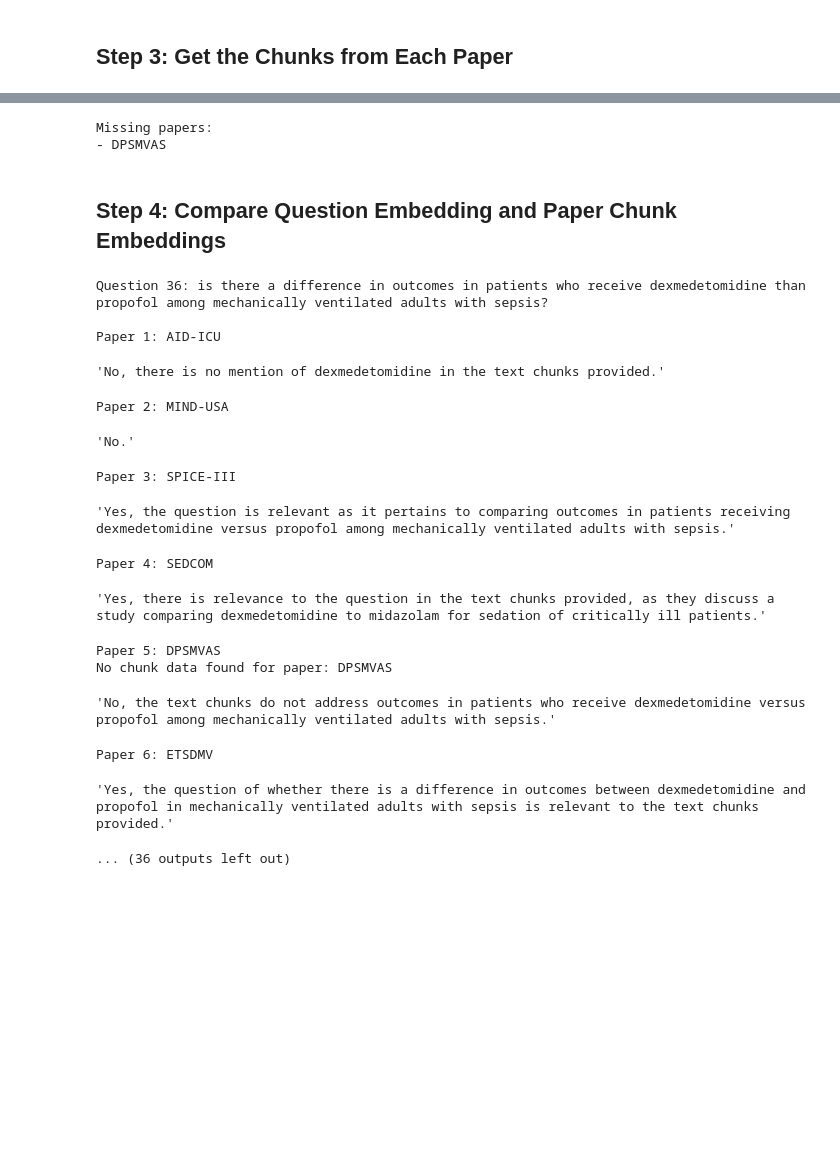
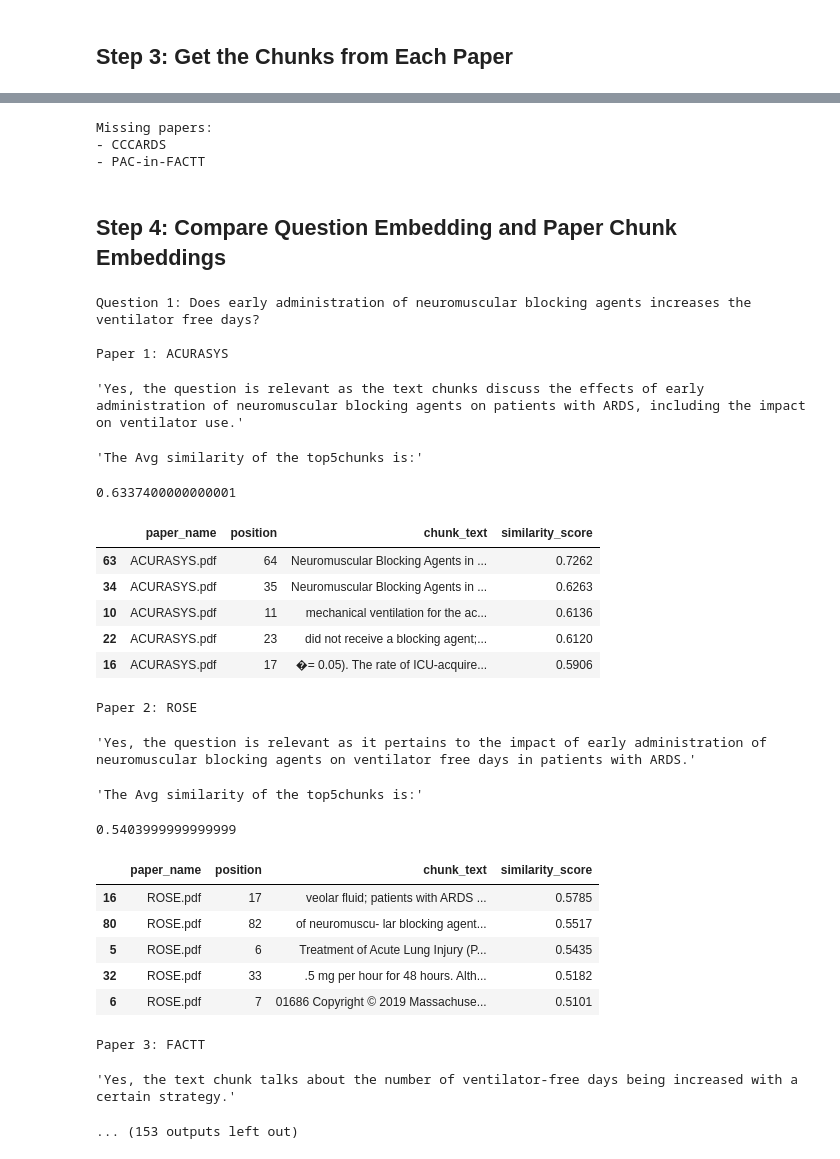
Before and after one commit to BobZhang26/GraphRAG_experiments, a Jupyter notebook: top5chunks.ipynb, the cells around one changed output, grey strips where cells are left out. Cells and saved outputs as stored; diff of their text form; code cells hidden in the pictures; blank space fills up the shorter version.

```diff
--- a/top5chunks.ipynb
+++ b/top5chunks.ipynb
@@ -62,15 +62,15 @@ df_Paper.head()
 # %% [markdown]
 ## Step 3: Get the Chunks from Each Paper
 # %%
-# Filter papers with 'Delirium' in condition
-delirium_papers = df_Paper[df_Paper['condition'].str.contains('Delirium', case=False, na=False)]
+# Filter papers with 'ARDS' in condition
+ARDS_papers = df_Paper[df_Paper['condition'].str.contains('ARDS', case=False, na=False)]
 
 # Display the filtered papers
-print(f"Found {len(delirium_papers)} papers related to Delirium:")
-# display(delirium_papers)
+print(f"Found {len(ARDS_papers)} papers related to ARDS:")
+
 
 # Get unique paper names
-delirium_paper_names = delirium_papers['docs'].str.strip().unique()
-print(f"Number of unique paper names: {len(delirium_paper_names)}")
-delirium_papers_chunks = get_all_chunks_per_paper(graph, delirium_paper_names)
+ARDS_paper_names = ARDS_papers['docs'].str.strip().unique()
+print(f"Number of unique paper names: {len(ARDS_paper_names)}")
+ARDS_papers_chunks = get_all_chunks_per_paper(graph, ARDS_paper_names)
 # %% [output]
@@ -94,7 +94,7 @@ Found 100 chunks in paper FDSD
 # %%
 # check if the expected number of papers match the actual number of papers
 # Get list of expected papers
-expected_papers = delirium_paper_names.tolist()
+expected_papers = ARDS_paper_names.tolist()
 
 # Get list of actual papers from chunks_of_paper directory
 actual_papers = [f.replace('chunks_of_', '').replace('.csv', '')
@@ -109,7 +109,8 @@ for paper in missing_papers:
     print(f"- {paper}")
 # %% [output]
 Missing papers:
-- DPSMVAS
+- CCCARDS
+- PAC-in-FACTT
 # %% [markdown]
 ## Step 4: Compare Question Embedding and Paper Chunk Embeddings
 # %%
@@ -122,49 +123,62 @@ client = OpenAI(api_key=api_key)
 pd.set_option('display.max_colwidth', None)
 pd.set_option('display.max_rows', None)
 pd.set_option('display.max_columns', None)
 
-idx = 35 # index of the question. Change this to test different questions
+idx = 0 # index of the question. Change this to test different questions
 test_question = df_Paper['Question'].iloc[idx]
 print(f"Question {idx+1}: {test_question}")
 
-for i, paper in enumerate(delirium_paper_names):
+for i, paper in enumerate(ARDS_paper_names):
     print(f"\nPaper {i+1}: {paper}")
     paper_name = str(paper)  # without .pdf extension
     top5chunks = compare_embeddings(
         question=test_question,
         paper=paper_name,
         top_k=5
     )
 
     prompt = f"Does the following question have any relevance to the text chunks below? Keep your answer short\n\nQuestion: {test_question}\n\nText Chunks:\n" + \
          '\n'.join([f"{i+1}. {text}" for i, text in enumerate(top5chunks['chunk_text'])])
 
     try:
         response = client.chat.completions.create(
             model="gpt-3.5-turbo",
             messages=[{"role": "user", "content": prompt}],
             max_tokens=200
         )
+        output = response.choices[0].message.content.strip()
+        display(output)
+        display("The Avg similarity of the top5chunks is:", top5chunks["similarity_score"].mean())
+        display(top5chunks)
     except Exception as e:
         print(f"Error: {e}")
         continue
 
-    output = response.choices[0].message.content.strip()
-    display(output)
+    # output = response.choices[0].message.content.strip()
+    # display(output)
 # %% [output]
-Question 36: is there a difference in outcomes in patients who receive dexmedetomidine than propofol among mechanically ventilated adults with sepsis?
+Question 1: Does early administration of neuromuscular blocking agents increases the ventilator free days?
 
-Paper 1: AID-ICU
+Paper 1: ACURASYS
-'No, there is no mention of dexmedetomidine in the text chunks provided.'
+'Yes, the question is relevant as the text chunks discuss the effects of early administration of neuromuscular blocking agents on patients with ARDS, including the impact on ventilator use.'
-Paper 2: MIND-USA
+'The Avg similarity of the top5chunks is:'
-'No.'
+0.6337400000000001
+|  | paper_name | position | chunk_text | similarity_score |
+| 63 | ACURASYS.pdf | 64 | Neuromuscular Blocking Agents in ... | 0.7262 |
+| 34 | ACURASYS.pdf | 35 | Neuromuscular Blocking Agents in ... | 0.6263 |
+| 10 | ACURASYS.pdf | 11 | mechanical ventilation for the ac... | 0.6136 |
+| 22 | ACURASYS.pdf | 23 | did not receive a blocking agent;... | 0.6120 |
+| 16 | ACURASYS.pdf | 17 | �= 0.05). The rate of ICU-acquire... | 0.5906 |
-Paper 3: SPICE-III
+Paper 2: ROSE
-'Yes, the question is relevant as it pertains to comparing outcomes in patients receiving dexmedetomidine versus propofol among mechanically ventilated adults with sepsis.'
+'Yes, the question is relevant as it pertains to the impact of early administration of neuromuscular blocking agents on ventilator free days in patients with ARDS.'
-Paper 4: SEDCOM
+'The Avg similarity of the top5chunks is:'
-'Yes, there is relevance to the question in the text chunks provided, as they discuss a study comparing dexmedetomidine to midazolam for sedation of critically ill patients.'
+0.5403999999999999
+|  | paper_name | position | chunk_text | similarity_score |
+| 16 | ROSE.pdf | 17 | veolar fluid; patients with ARDS ... | 0.5785 |
+| 80 | ROSE.pdf | 82 | of neuromuscu- lar blocking agent... | 0.5517 |
+| 5 | ROSE.pdf | 6 | Treatment of Acute Lung Injury (P... | 0.5435 |
+| 32 | ROSE.pdf | 33 | .5 mg per hour for 48 hours. Alth... | 0.5182 |
+| 6 | ROSE.pdf | 7 | 01686 Copyright © 2019 Massachuse... | 0.5101 |
-Paper 5: DPSMVAS
-No chunk data found for paper: DPSMVAS
+Paper 3: FACTT
-'No, the text chunks do not address outcomes in patients who receive dexmedetomidine versus propofol among mechanically ventilated adults with sepsis.'
+'Yes, the text chunk talks about the number of ventilator-free days being increased with a certain strategy.'
-Paper 6: ETSDMV
+... (153 outputs left out)
-'Yes, the question of whether there is a difference in outcomes between dexmedetomidine and propofol in mechanically ventilated adults with sepsis is relevant to the text chunks provided.'
-... (36 outputs left out)
```
Also changed, not shown: parts of 1 cell of this notebook, 3 other files.
